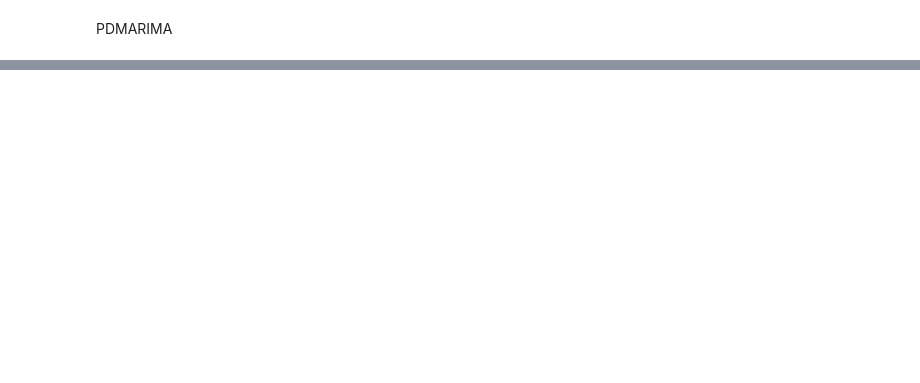
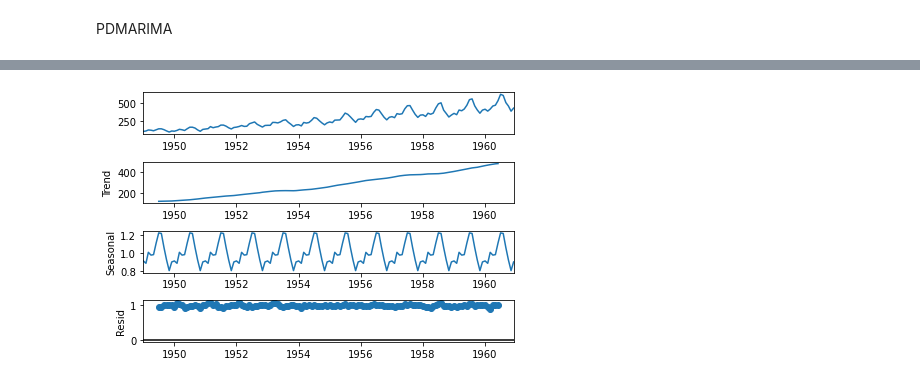
Before and after one commit to davidraamirez/drift-detection_data-augmentation, a Jupyter notebook: Modelos_prediccion/Modelos_autorregresivos.ipynb, the cells around one changed output, grey strips where cells are left out. Saved outputs shown, nothing was run; the diff lists cells and outputs as text; code cells hidden in the pictures; blank space fills up the shorter version.

```diff
--- a/Modelos_prediccion/Modelos_autorregresivos.ipynb
+++ b/Modelos_prediccion/Modelos_autorregresivos.ipynb
@@ -211,0 +222,6 @@ MODELOS ARIMA
+# %%
+decomposition = sm.tsa.seasonal_decompose(air_passengers, model='multiplicative')
+fig = decomposition.plot()
+plt.show()
+# %% [output]
+[figure, added]
```
Also changed, not shown: parts of 36 cells of this notebook, 1 other file.
